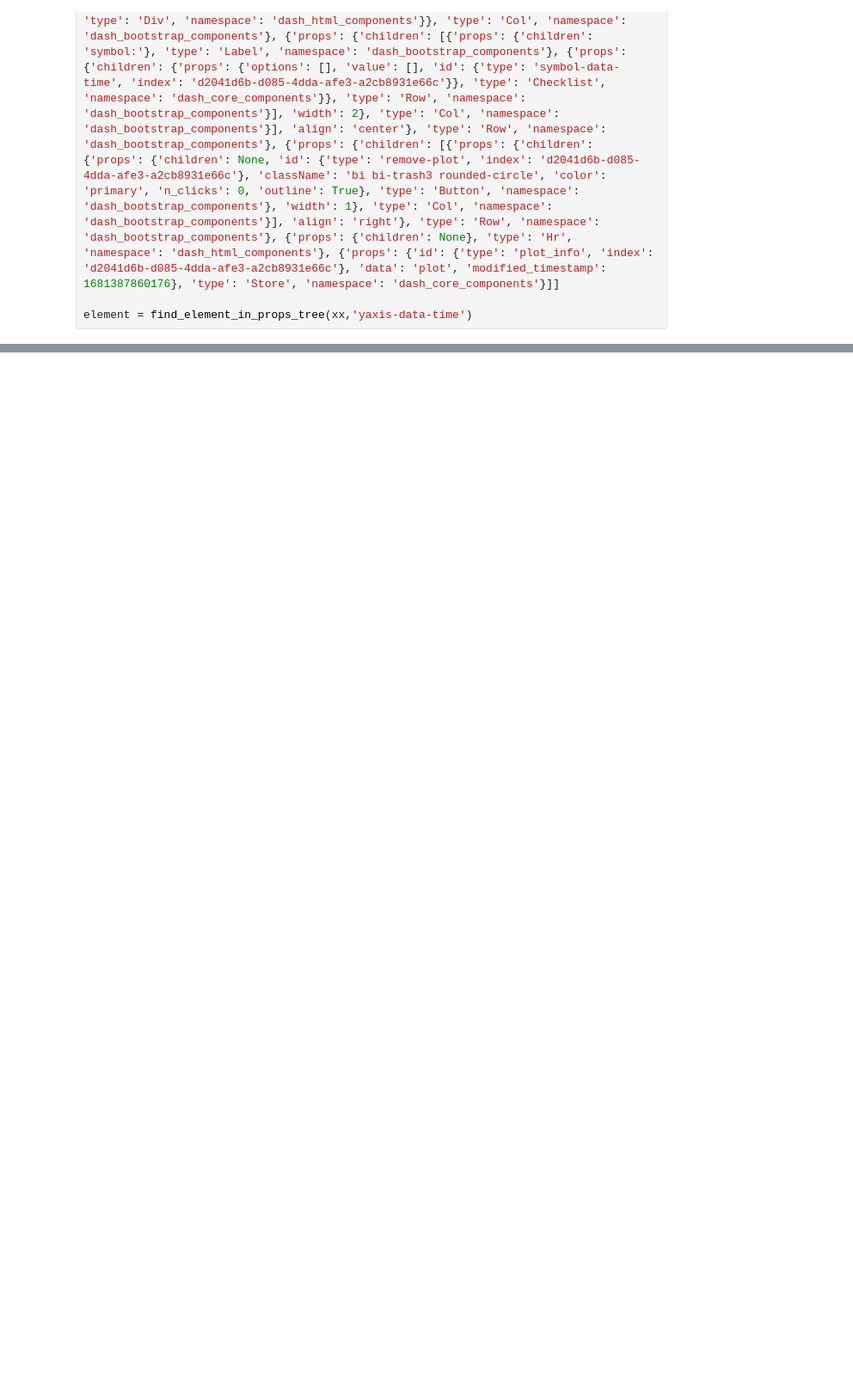
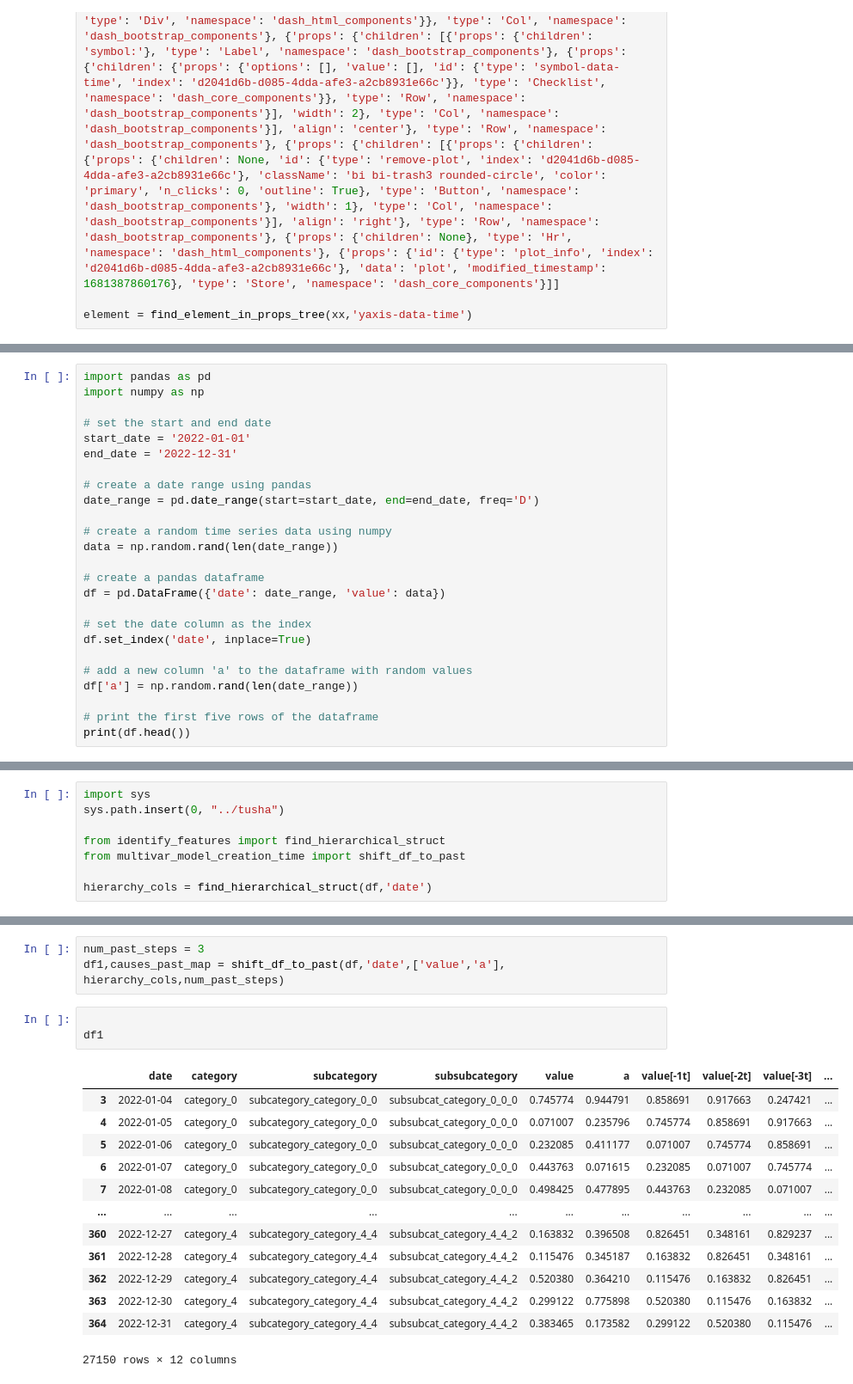
Before and after one commit to guyyos/tusha, a Jupyter notebook: notebooks/time_series.ipynb, the cells around one changed output, grey strips where cells are left out. Shown at 86% size. Saved outputs shown, nothing was run; the diff lists cells and outputs as text; blank space fills up the shorter version.

```diff
--- a/notebooks/time_series.ipynb
+++ b/notebooks/time_series.ipynb
@@ -245,0 +378,25 @@ element['value']
+# %%
+import pandas as pd
+import numpy as np
+
+# set the start and end date
+start_date = '2022-01-01'
+end_date = '2022-12-31'
+
+# create a date range using pandas
+date_range = pd.date_range(start=start_date, end=end_date, freq='D')
+
+# create a random time series data using numpy
+data = np.random.rand(len(date_range))
+
+# create a pandas dataframe
+df = pd.DataFrame({'date': date_range, 'value': data})
+
+# set the date column as the index
+df.set_index('date', inplace=True)
+
+# add a new column 'a' to the dataframe with random values
+df['a'] = np.random.rand(len(date_range))
+
+# print the first five rows of the dataframe
+print(df.head())
@@ -245,0 +536,8 @@ element['value']
+# %%
+import sys
+sys.path.insert(0, "../tusha")
+
+from identify_features import find_hierarchical_struct
+from multivar_model_creation_time import shift_df_to_past
+
+hierarchy_cols = find_hierarchical_struct(df,'date')
@@ -245,0 +546,20 @@ element['value']
+# %%
+num_past_steps = 3
+df1,causes_past_map = shift_df_to_past(df,'date',['value','a'], hierarchy_cols,num_past_steps)
+# %%
+
+df1
+# %% [output]
+|  | date | category | subcategory | subsubcategory | value | a | value[-1t] | value[-2t] | value[-3t] | ... |
+| 3 | 2022-01-04 | category_0 | subcategory_category_0_0 | subsubcat_category_0_0_0 | 0.745774 | 0.944791 | 0.858691 | 0.917663 | 0.247421 | ... |
+| 4 | 2022-01-05 | category_0 | subcategory_category_0_0 | subsubcat_category_0_0_0 | 0.071007 | 0.235796 | 0.745774 | 0.858691 | 0.917663 | ... |
+| 5 | 2022-01-06 | category_0 | subcategory_category_0_0 | subsubcat_category_0_0_0 | 0.232085 | 0.411177 | 0.071007 | 0.745774 | 0.858691 | ... |
+| 6 | 2022-01-07 | category_0 | subcategory_category_0_0 | subsubcat_category_0_0_0 | 0.443763 | 0.071615 | 0.232085 | 0.071007 | 0.745774 | ... |
+| 7 | 2022-01-08 | category_0 | subcategory_category_0_0 | subsubcat_category_0_0_0 | 0.498425 | 0.477895 | 0.443763 | 0.232085 | 0.071007 | ... |
+| ... | ... | ... | ... | ... | ... | ... | ... | ... | ... | ... |
+| 360 | 2022-12-27 | category_4 | subcategory_category_4_4 | subsubcat_category_4_4_2 | 0.163832 | 0.396508 | 0.826451 | 0.348161 | 0.829237 | ... |
+| 361 | 2022-12-28 | category_4 | subcategory_category_4_4 | subsubcat_category_4_4_2 | 0.115476 | 0.345187 | 0.163832 | 0.826451 | 0.348161 | ... |
+| 362 | 2022-12-29 | category_4 | subcategory_category_4_4 | subsubcat_category_4_4_2 | 0.520380 | 0.364210 | 0.115476 | 0.163832 | 0.826451 | ... |
+| 363 | 2022-12-30 | category_4 | subcategory_category_4_4 | subsubcat_category_4_4_2 | 0.299122 | 0.775898 | 0.520380 | 0.115476 | 0.163832 | ... |
+| 364 | 2022-12-31 | category_4 | subcategory_category_4_4 | subsubcat_category_4_4_2 | 0.383465 | 0.173582 | 0.299122 | 0.520380 | 0.115476 | ... |
+27150 rows × 12 columns
```
Also changed, not shown: parts of 23 cells of this notebook, 3 other files.
